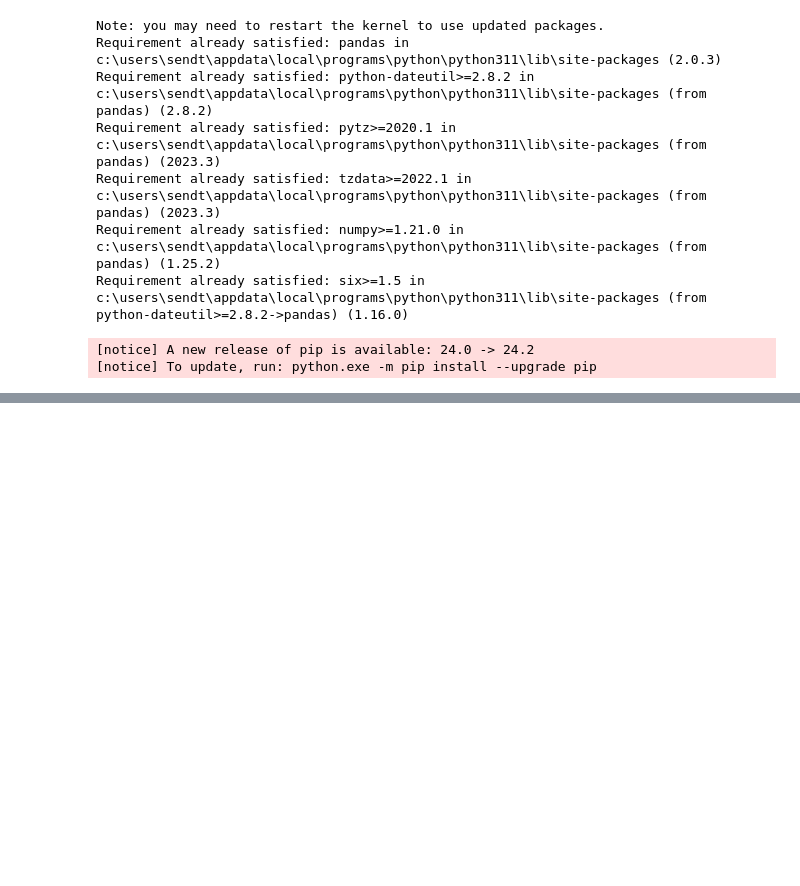
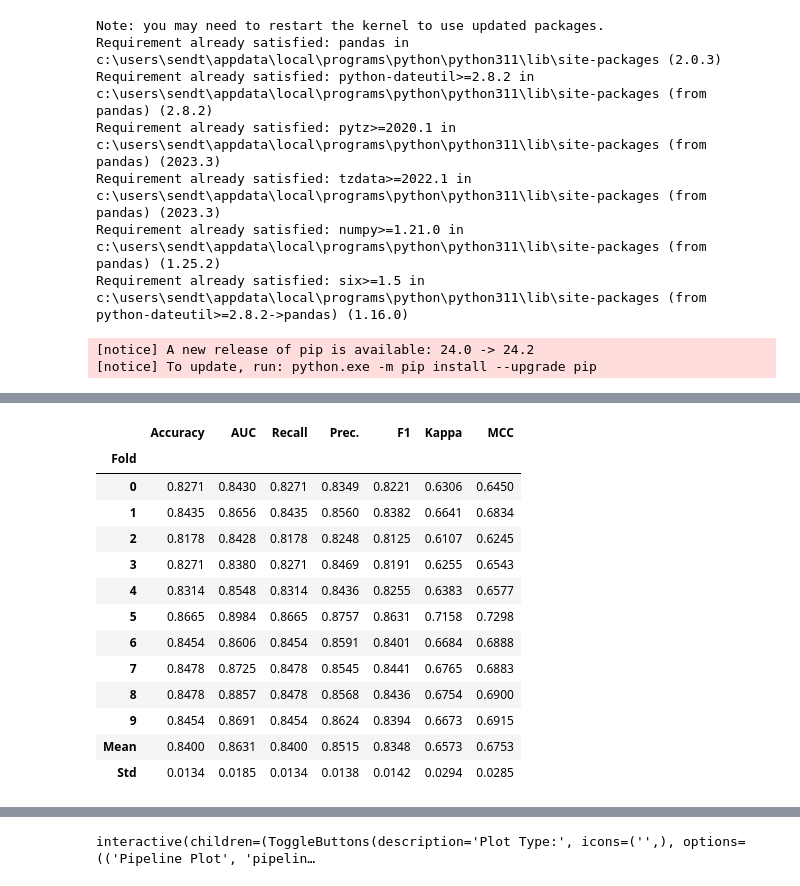
Before and after one commit to pratiyk/ML-based-WAF, a Jupyter notebook: classifier.ipynb, the cells around one changed output, grey strips where cells are left out. Saved outputs shown, nothing was run; the diff lists cells and outputs as text; code cells hidden in the pictures; blank space fills up the shorter version.

```diff
--- a/classifier.ipynb
+++ b/classifier.ipynb
@@ -103,0 +78,5 @@ Transformation Pipeline and Model Successfully Saved
+# %%
+knn_model = create_model('knn')
+
+evaluate_model(knn_model)
+# %% [output]
@@ -103,0 +84,14 @@ Transformation Pipeline and Model Successfully Saved
+|  | Accuracy | AUC | Recall | Prec. | F1 | Kappa | MCC |
+| Fold |  |  |  |  |  |  |  |
+| 0 | 0.8271 | 0.8430 | 0.8271 | 0.8349 | 0.8221 | 0.6306 | 0.6450 |
+| 1 | 0.8435 | 0.8656 | 0.8435 | 0.8560 | 0.8382 | 0.6641 | 0.6834 |
+| 2 | 0.8178 | 0.8428 | 0.8178 | 0.8248 | 0.8125 | 0.6107 | 0.6245 |
+| 3 | 0.8271 | 0.8380 | 0.8271 | 0.8469 | 0.8191 | 0.6255 | 0.6543 |
+| 4 | 0.8314 | 0.8548 | 0.8314 | 0.8436 | 0.8255 | 0.6383 | 0.6577 |
+| 5 | 0.8665 | 0.8984 | 0.8665 | 0.8757 | 0.8631 | 0.7158 | 0.7298 |
+| 6 | 0.8454 | 0.8606 | 0.8454 | 0.8591 | 0.8401 | 0.6684 | 0.6888 |
+| 7 | 0.8478 | 0.8725 | 0.8478 | 0.8545 | 0.8441 | 0.6765 | 0.6883 |
+| 8 | 0.8478 | 0.8857 | 0.8478 | 0.8568 | 0.8436 | 0.6754 | 0.6900 |
+| 9 | 0.8454 | 0.8691 | 0.8454 | 0.8624 | 0.8394 | 0.6673 | 0.6915 |
+| Mean | 0.8400 | 0.8631 | 0.8400 | 0.8515 | 0.8348 | 0.6573 | 0.6753 |
+| Std | 0.0134 | 0.0185 | 0.0134 | 0.0138 | 0.0142 | 0.0294 | 0.0285 |
@@ -103,0 +99 @@ Transformation Pipeline and Model Successfully Saved
+interactive(children=(ToggleButtons(description='Plot Type:', icons=('',), options=(('Pipeline Plot', 'pipelin…
```
Also changed, not shown: parts of 19 cells of this notebook, 3 other files.
